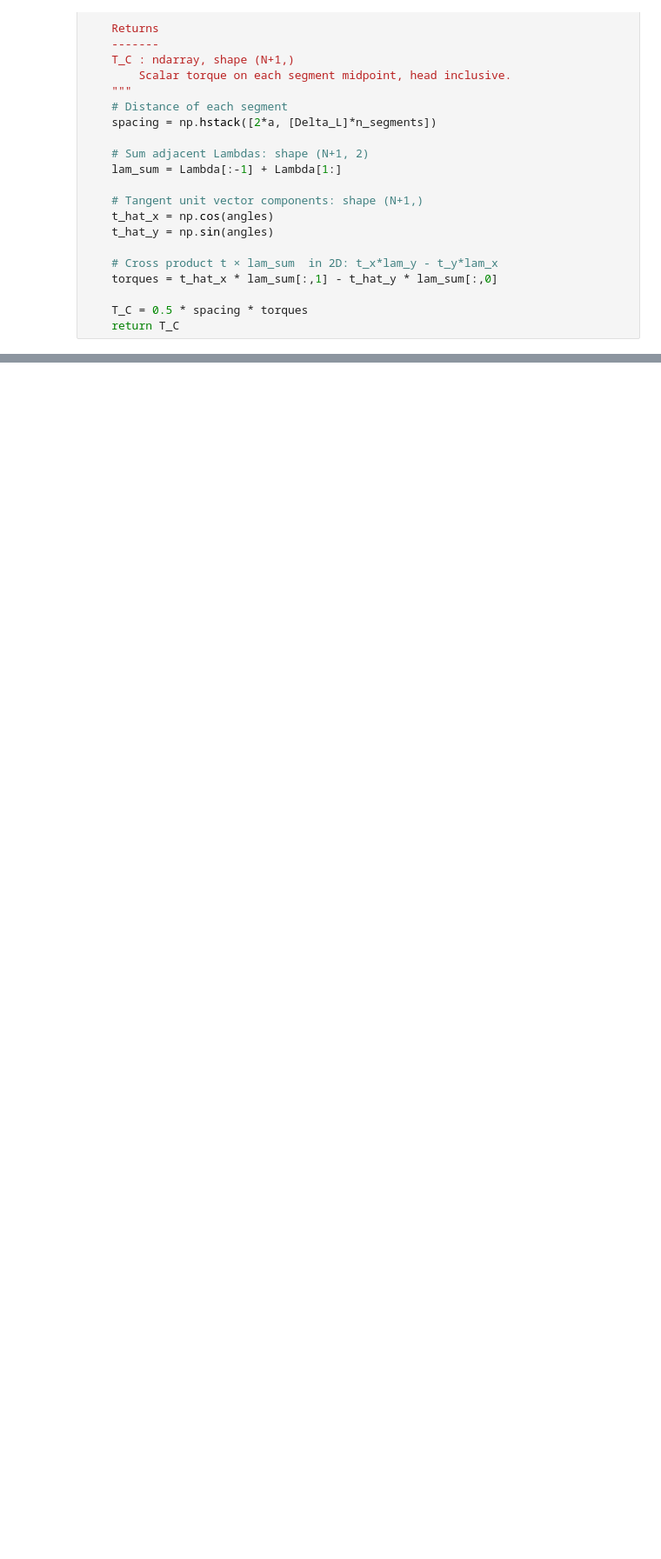
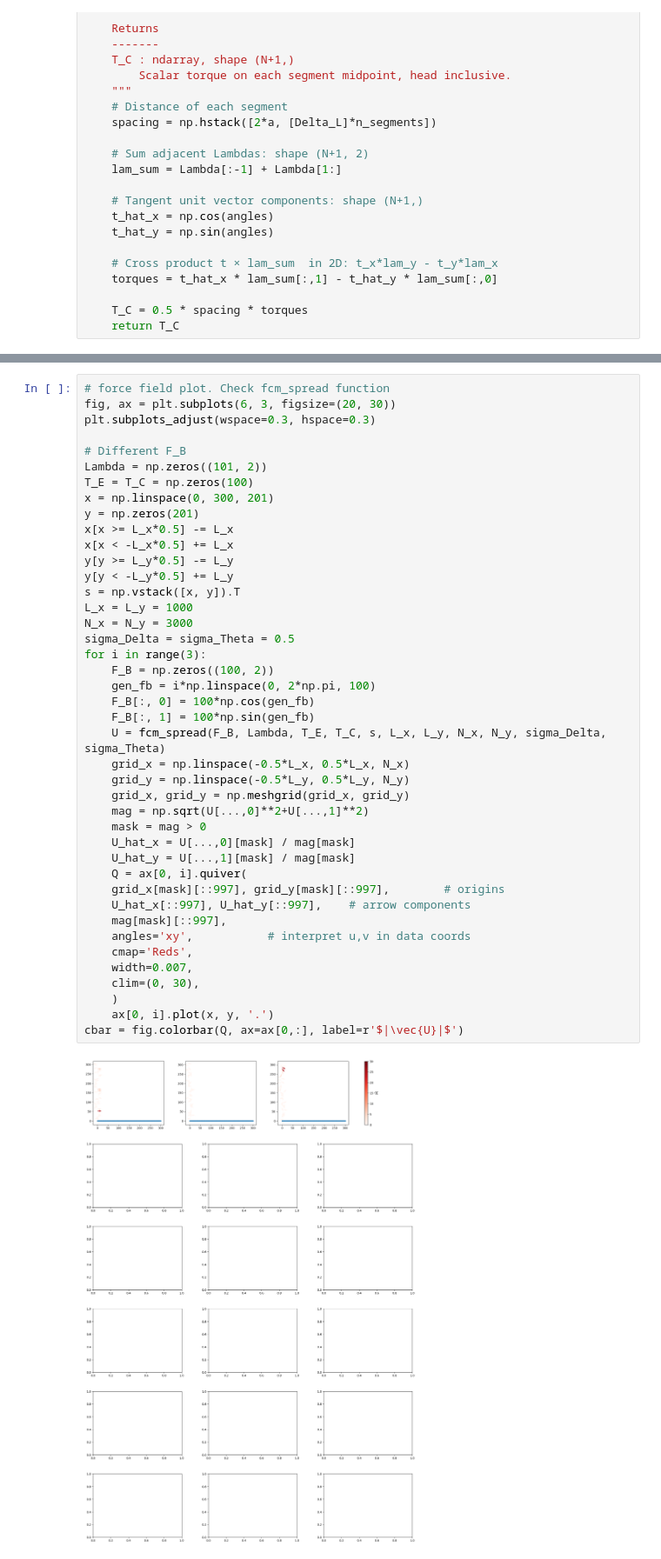
Before and after one commit to lyuanz/sperm_test, a Jupyter notebook: testing.ipynb, the cells around one changed output, grey strips where cells are left out. Shown at 87% size. Drawn from its saved outputs; the diff is of its cells as text; blank space fills up the shorter version.

```diff
--- a/testing.ipynb
+++ b/testing.ipynb
@@ -568,0 +637,44 @@ def fcm_spread(F_B, Lambda, T_E, T_C, sperm_coordinates, L_x, L_y, N_x, N_y, sig
+# %%
+# force field plot. Check fcm_spread function
+fig, ax = plt.subplots(6, 3, figsize=(20, 30))
+plt.subplots_adjust(wspace=0.3, hspace=0.3)
+
+# Different F_B
+Lambda = np.zeros((101, 2))
+T_E = T_C = np.zeros(100)
+x = np.linspace(0, 300, 201)
+y = np.zeros(201)
+x[x >= L_x*0.5] -= L_x
+x[x < -L_x*0.5] += L_x
+y[y >= L_y*0.5] -= L_y
+y[y < -L_y*0.5] += L_y
+s = np.vstack([x, y]).T
+L_x = L_y = 1000
+N_x = N_y = 3000
+sigma_Delta = sigma_Theta = 0.5
+for i in range(3):
+    F_B = np.zeros((100, 2))
+    gen_fb = i*np.linspace(0, 2*np.pi, 100)
+    F_B[:, 0] = 100*np.cos(gen_fb)
+    F_B[:, 1] = 100*np.sin(gen_fb)
+    U = fcm_spread(F_B, Lambda, T_E, T_C, s, L_x, L_y, N_x, N_y, sigma_Delta, sigma_Theta)
+    grid_x = np.linspace(-0.5*L_x, 0.5*L_x, N_x)
+    grid_y = np.linspace(-0.5*L_y, 0.5*L_y, N_y)
+    grid_x, grid_y = np.meshgrid(grid_x, grid_y)
+    mag = np.sqrt(U[...,0]**2+U[...,1]**2)
+    mask = mag > 0
+    U_hat_x = U[...,0][mask] / mag[mask]
+    U_hat_y = U[...,1][mask] / mag[mask]
+    Q = ax[0, i].quiver(
+    grid_x[mask][::997], grid_y[mask][::997],        # origins
+    U_hat_x[::997], U_hat_y[::997],    # arrow components
+    mag[mask][::997],
+    angles='xy',           # interpret u,v in data coords
+    cmap='Reds',
+    width=0.007,
+    clim=(0, 30),
+    )
+    ax[0, i].plot(x, y, '.')
+cbar = fig.colorbar(Q, ax=ax[0,:], label=r'$|\vec{U}|$')
+# %% [output]
+[figure, added]
```
Also changed, not shown: parts of 5 cells of this notebook.
